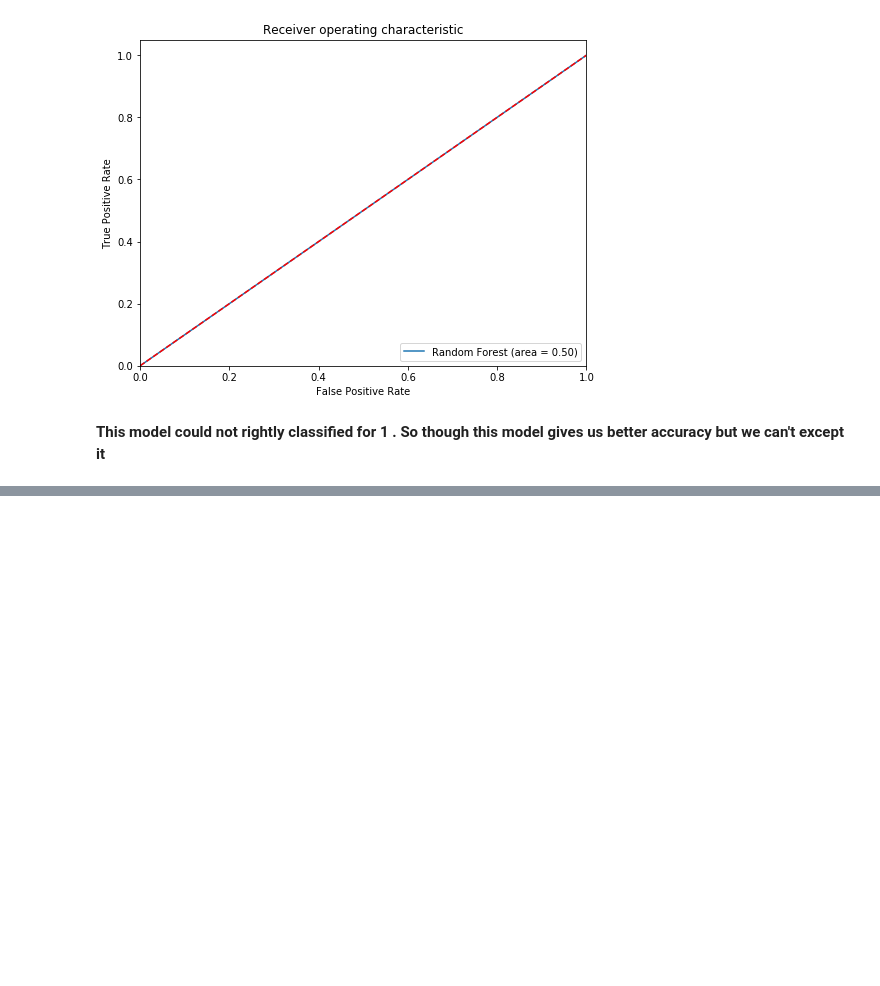
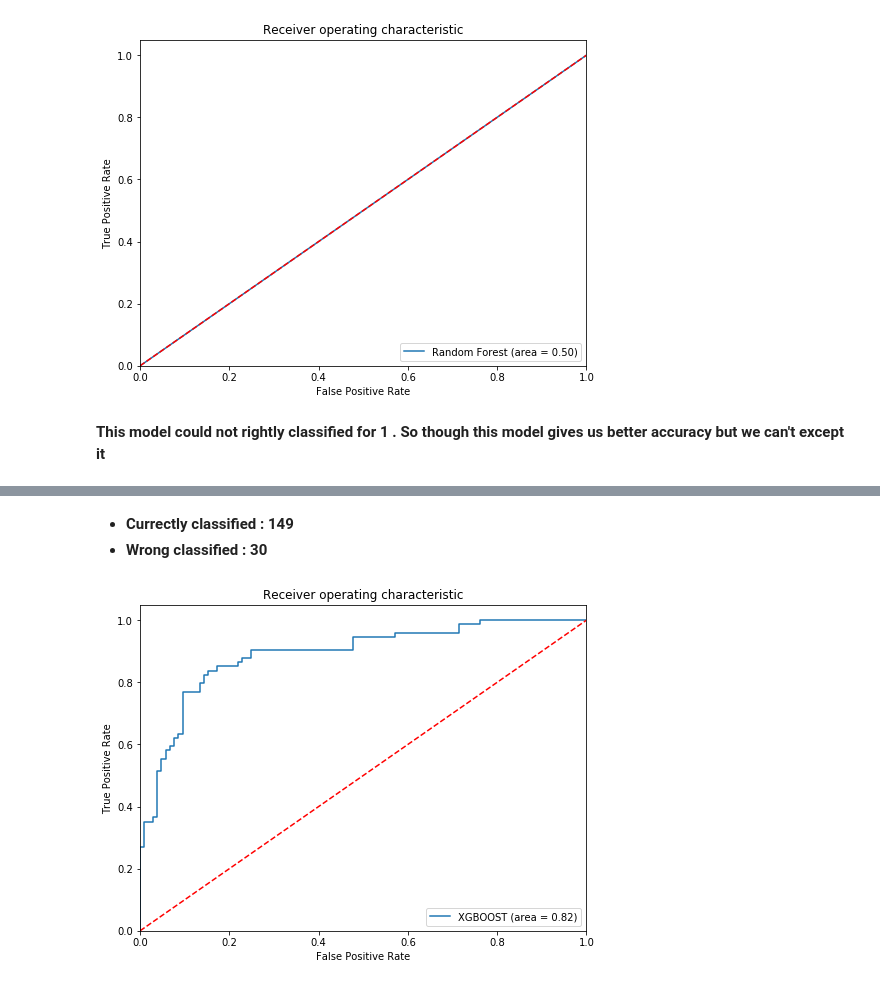
Before and after one commit to MinhazBicon/Titanic, a Jupyter notebook: Machine_learning_models_mod_1_dataset.ipynb, the cells around one changed output, grey strips where cells are left out. Cells and saved outputs as stored; diff of their text form; code cells hidden in the pictures; blank space fills up the shorter version.

```diff
--- a/Machine_learning_models_mod_1_dataset.ipynb
+++ b/Machine_learning_models_mod_1_dataset.ipynb
@@ -565,0 +663,19 @@ plt.show()
+# %% [markdown]
+* **Currectly classified : 149**
+* **Wrong classified : 30**
+# %%
+# Roc curve
+logit_roc_auc = roc_auc_score(y_test, pred_xgb_1)
+fpr, tpr, thresholds = roc_curve(y_test, clf_xgb_1.predict_proba(X_test)[:,1])
+plt.figure(figsize=(8,6))
+plt.plot(fpr, tpr, label='XGBOOST (area = %0.2f)' % logit_roc_auc)
+plt.plot([0, 1], [0, 1],'r--')
+plt.xlim([0.0, 1.0])
+plt.ylim([0.0, 1.05])
+plt.xlabel('False Positive Rate')
+plt.ylabel('True Positive Rate')
+plt.title('Receiver operating characteristic')
+plt.legend(loc="lower right")
+plt.show()
+# %% [output]
+[figure, added]
```
Also changed, not shown: parts of 32 cells of this notebook, 1 other file.
